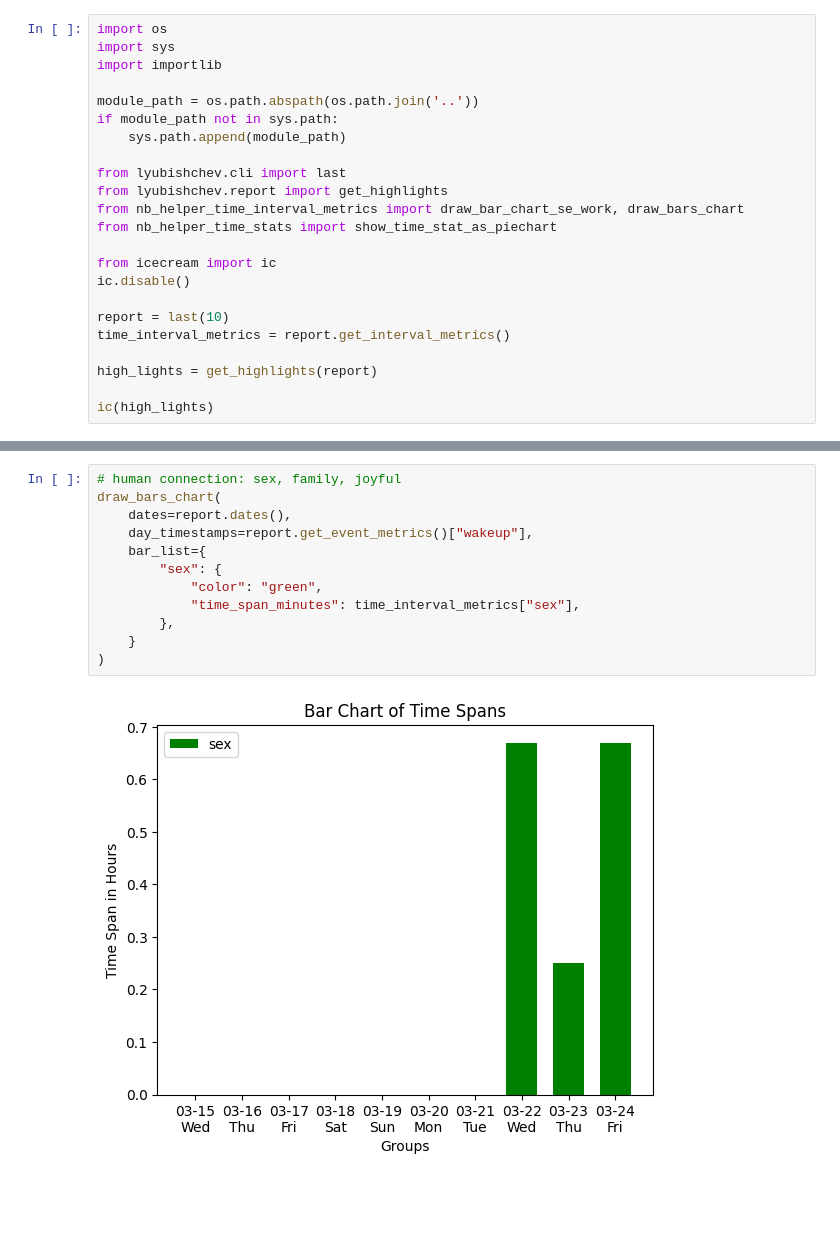
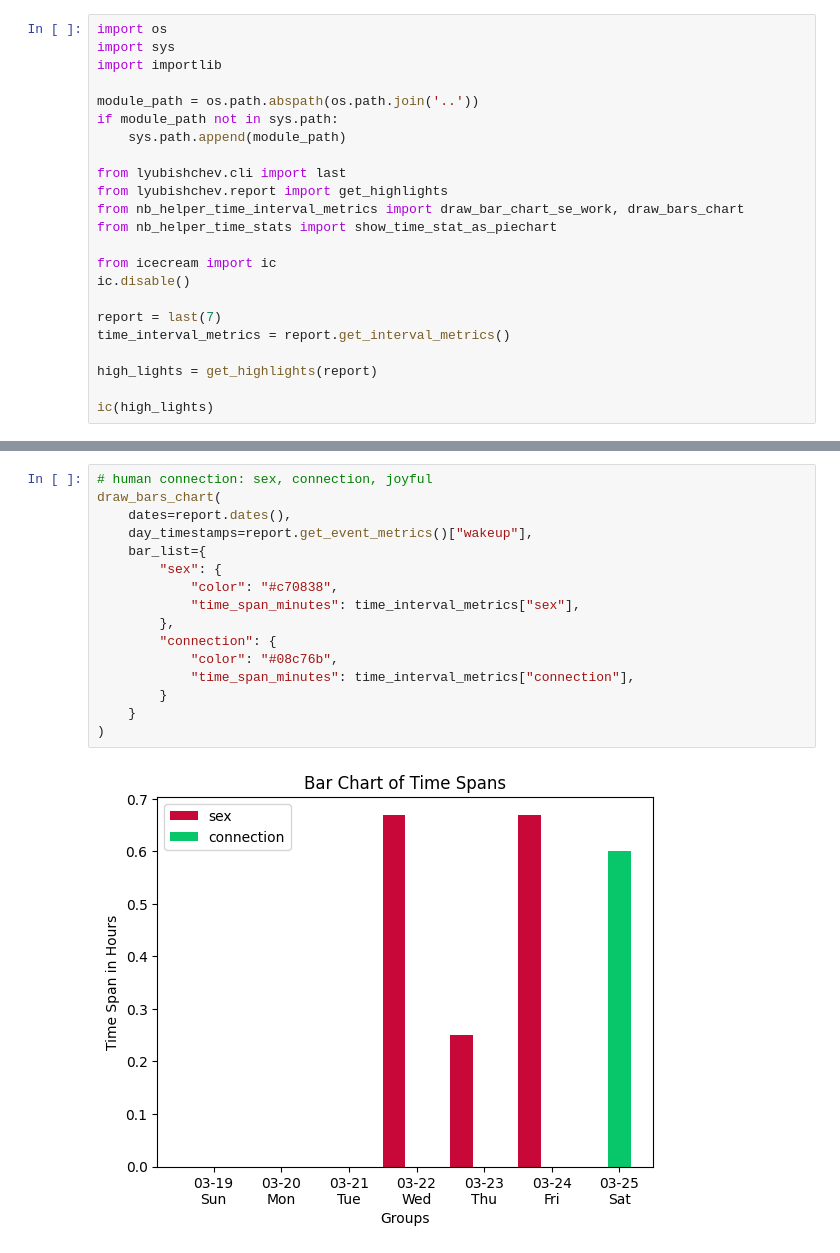
Before and after one commit to eliteGoblin/lyubishchev, a Jupyter notebook: notebook/DayRangeReport.ipynb, the cells around one changed output, grey strips where cells are left out. Drawn from its saved outputs; the diff is of its cells as text; blank space fills up the shorter version.

```diff
--- a/notebook/DayRangeReport.ipynb
+++ b/notebook/DayRangeReport.ipynb
@@ -15,7 +15,7 @@ from nb_helper_time_stats import show_time_stat_as_piechart
 from icecream import ic
 ic.disable()
 
-report = last(10)
+report = last(7)
 time_interval_metrics = report.get_interval_metrics()
 
 high_lights = get_highlights(report)
@@ -105,14 +101,18 @@ draw_bars_chart(
 # %%
-# human connection: sex, family, joyful
+# human connection: sex, connection, joyful
 draw_bars_chart(
     dates=report.dates(),
     day_timestamps=report.get_event_metrics()["wakeup"],
     bar_list={
         "sex": {
-            "color": "green",
+            "color": "#c70838",
             "time_span_minutes": time_interval_metrics["sex"],
         },
+        "connection": {
+            "color": "#08c76b",
+            "time_span_minutes": time_interval_metrics["connection"],
+        }
     }
 )
 # %% [output]
-[figure, old version]
+[figure, new version]
```
Also changed, not shown: parts of 9 cells of this notebook, 5 other files.
